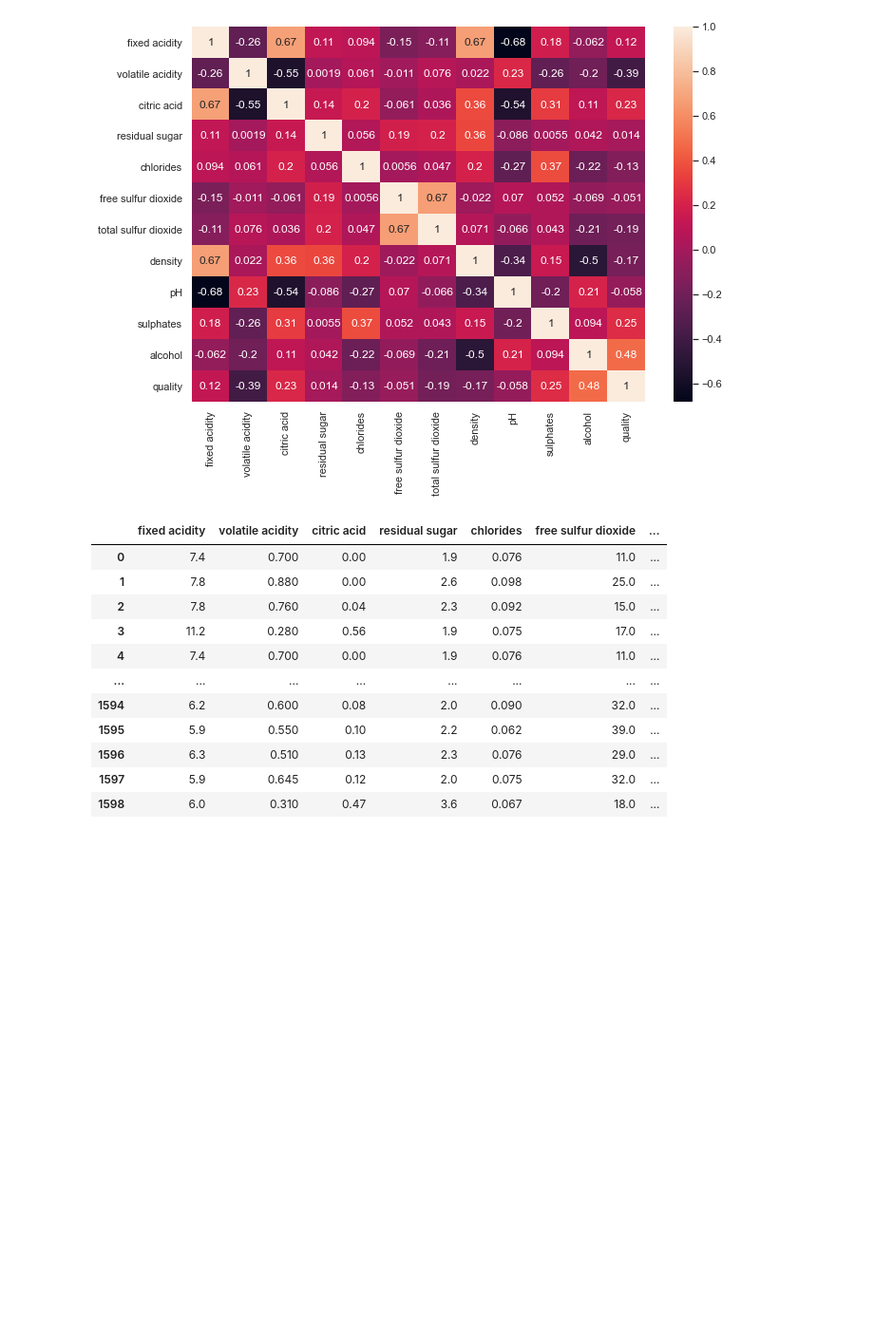
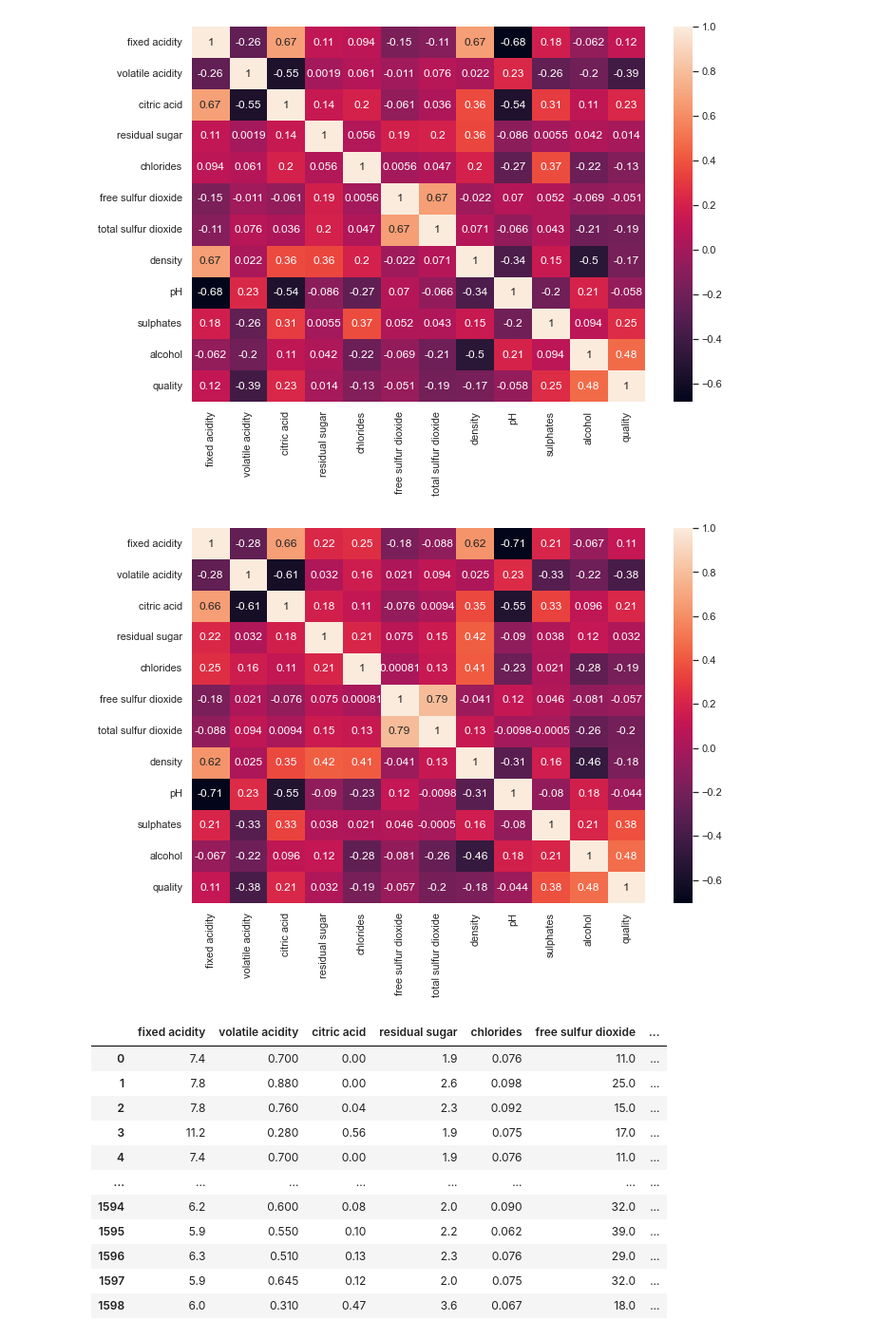
Before and after one commit to daniildiveev/wine-quality-analysis, a Jupyter notebook: wine-quality.ipynb, the cells around one changed output. Shown at 95% size. Saved outputs shown, nothing was run; the diff lists cells and outputs as text; code cells hidden in the pictures; blank space fills up the shorter version.

Commit message:
[MODIFY] added spearman correration to notebook

```diff
--- a/wine-quality.ipynb
+++ b/wine-quality.ipynb
@@ -123,6 +124,13 @@ sns.heatmap(data.corr(), annot=True)
 plt.show()
 # %% [output]
 [figure]
+# %%
+#Calculating Spearmans correlation between all features
+sns.set(rc={'figure.figsize':(10.7,7.27)})
+sns.heatmap(data.corr(method='spearman'), annot=True)
+plt.show()
+# %% [output]
+[figure, added]
 # %%
 def categorize_wine(value):
     if value in (3, 4):
```
Also changed, not shown: parts of 14 cells of this notebook.
